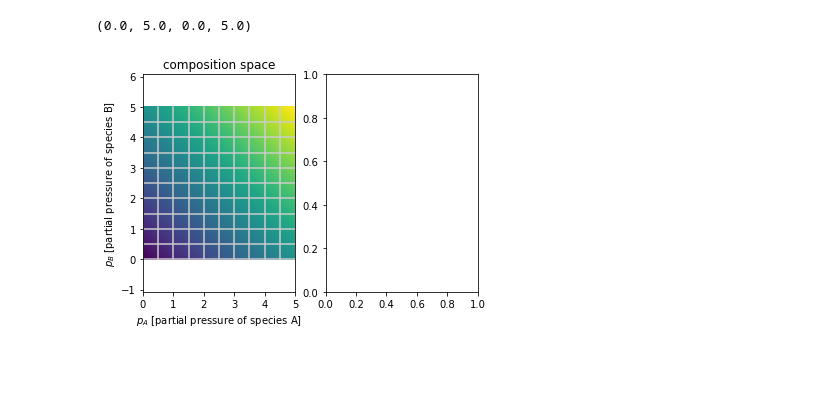
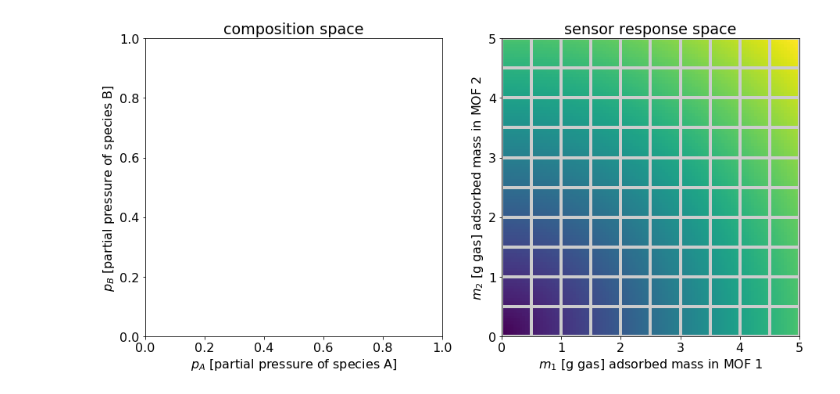
Before and after one commit to SimonEnsemble/nonlinear_sensing, a Jupyter notebook: viz mapping.ipynb, the cells around one changed output. Saved outputs shown, nothing was run; the diff lists cells and outputs as text; code cells hidden in the pictures; blank space fills up the shorter version.

```diff
--- a/viz mapping.ipynb
+++ b/viz mapping.ipynb
@@ -3,0 +9,13 @@ import numpy as np
+# %%
+# Langmuir params for MOF 1
+K1 = [0.1, 0.5]
+M1 = 1.0
+# Langmuir params for MOF 2
+K2 = [0.7, 0.3]
+M2 = 2.0
+
+def m_1(p):
+    return M1 * np.dot(K1, p) / (1 + np.dot(K1, p))
+
+def m_2(p):
+    return M2 * np.dot(K2, p) / (1 + np.dot(K2, p))
@@ -4,35 +108,62 @@ import numpy as np
 # %%
-fig, ax = plt.subplots(1, 2)
+fig, ax = plt.subplots(1, 2, figsize=(15, 7))
 ax[0].set_title("composition space")
 ax[0].set_xlabel("$p_A$ [partial pressure of species A]")
 ax[0].set_ylabel("$p_B$ [partial pressure of species B]")
 
 # shared params
 p_max = 5.0 # largest pressure we go to.
 
 ###
+#   sensor response space
+###
+ax[1].set_aspect('equal', 'box')
+ax[1].set_title("sensor response space")
+ax[1].set_xlabel("$m_1$ [g gas] adsorbed mass in MOF 1")
+ax[1].set_ylabel("$m_2$ [g gas] adsorbed mass in MOF 2")
+
+###
+#   draw grid lines and their mapping
+###
+dp = 0.5 # spacing between grid lines
+nb_pts = 50
+# these arrays will contain the correponding reponses to each point on the lines.
+m1 = np.zeros(nb_pts)
+m2 = np.zeros(nb_pts)
+for i in range(int(p_max / dp)+1):
+    ###
+    #   x = constant (vertical) grid lines
+    ###
+    p_a = i * dp # p_a is constant here.
+    # plot the line in composition space
+    ax[1].plot([p_a, p_a], [0, p_max], color="0.8")
+
+    ###
+    #   y = constant (horizontal) grid lines
+    ###
+    p_b = i * dp # p_b is constant here.
+    # plot the line in composition space
+    ax[1].plot([0, p_max], [p_b, p_b], color="0.8")
+
+
+###
 #   color the plane
+#   color represents.
 ###
 # make these smaller to increase the resolution
 dp = 0.05
 
 # generate 2 2d grids for the x & y bounds
 pb, pa = np.mgrid[slice(0, p_max + dp, dp),
                 slice(0, p_max + dp, dp)]
 
-z = pb + pa
+z = np.sqrt(pb ** 2 + pa ** 2)
 
-ax[0].pcolormesh(pa, pb, z)
+ax[1].pcolormesh(pa, pb, z)
 
-###
-#   draw grid lines
-###
-dp = 0.5
-for i in range(int(p_max / dp)):
-    ax[0].plot([i * dp, i * dp], [0, p_max], color="0.8")
-    ax[0].plot([0, p_max], [i * dp, i * dp], color="0.8")
 
-ax[0].axis("equal")
+
+ax[1].set_aspect('equal', 'box')
+ax[0].set_aspect('equal', 'box')
 # %% [output]
-(0.0, 5.0, 0.0, 5.0)
-[figure, old version]
+[figure, new version]
```
Also changed, not shown: parts of 2 cells of this notebook.
